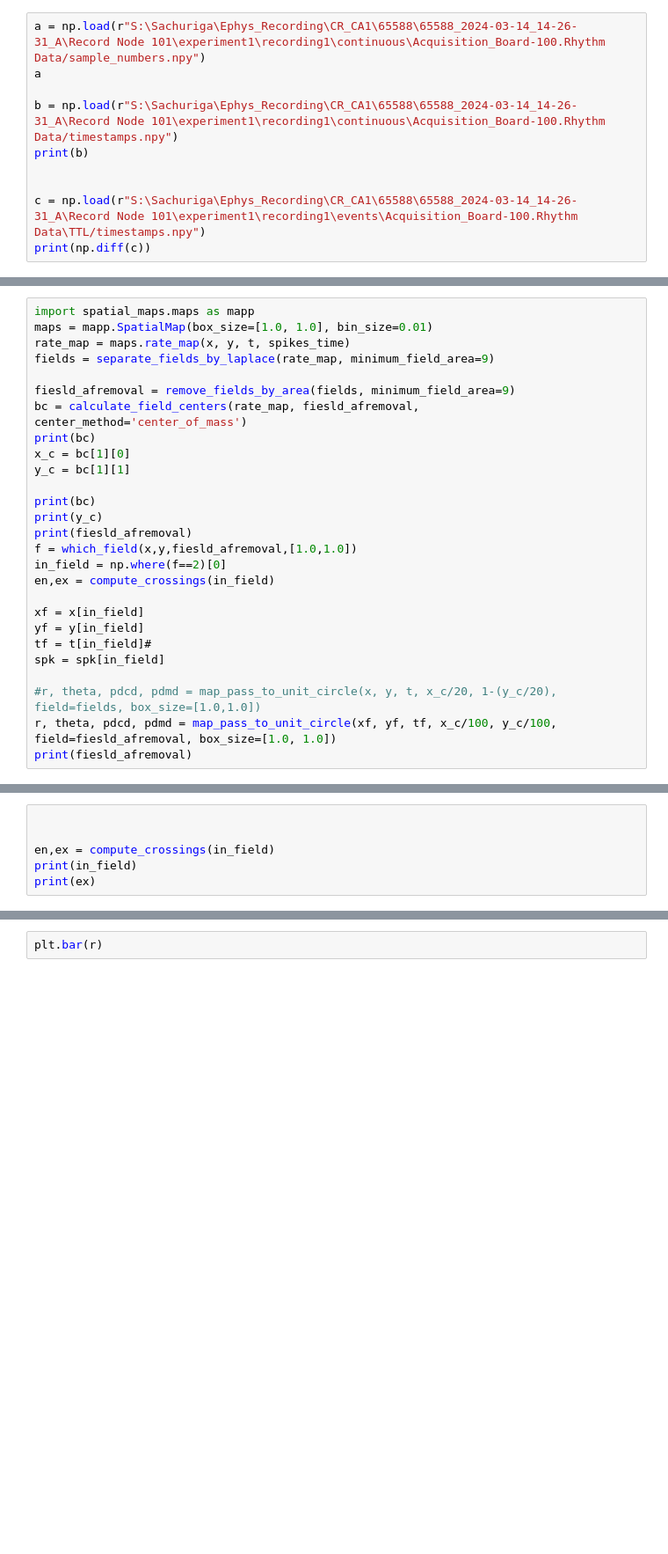
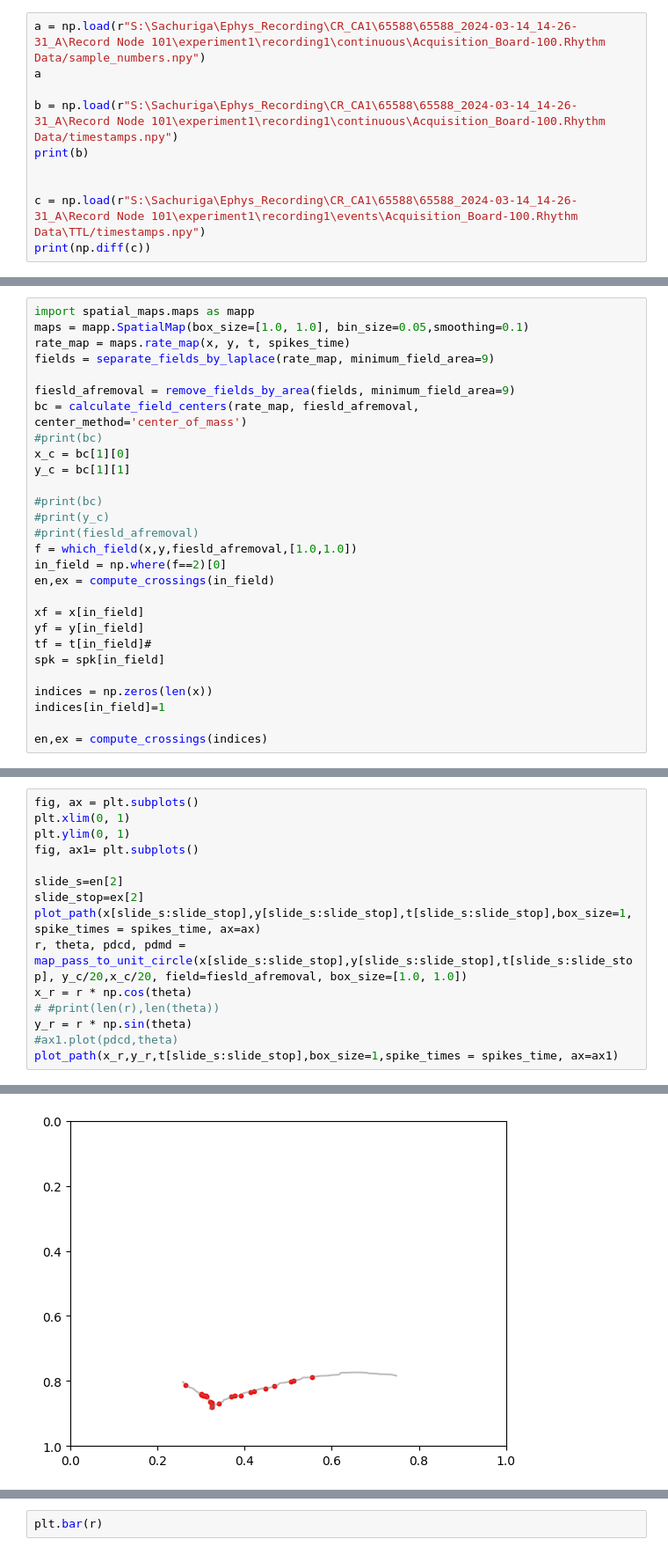
Before and after one commit to Sachuriga/spatial-maps, a Jupyter notebook: examples/test_plot.ipynb, the cells around one changed output, grey strips where cells are left out. Shown at 88% size. Drawn from its saved outputs; the diff is of its cells as text; blank space fills up the shorter version.

```diff
--- a/examples/test_plot.ipynb
+++ b/examples/test_plot.ipynb
@@ -129,19 +87,19 @@ bins zie[0.   0.01 0.02 0.03 0.04 0.05 0.06 0.07 0.08 0.09 0.1  0.11 0.12 0.13
 <Figure size 600x600 with 0 Axes>
 # %%
 import spatial_maps.maps as mapp
-maps = mapp.SpatialMap(box_size=[1.0, 1.0], bin_size=0.01)
+maps = mapp.SpatialMap(box_size=[1.0, 1.0], bin_size=0.05,smoothing=0.1)
 rate_map = maps.rate_map(x, y, t, spikes_time)
 fields = separate_fields_by_laplace(rate_map, minimum_field_area=9)
 
 fiesld_afremoval = remove_fields_by_area(fields, minimum_field_area=9)
 bc = calculate_field_centers(rate_map, fiesld_afremoval, center_method='center_of_mass')
-print(bc)
+#print(bc)
 x_c = bc[1][0]
 y_c = bc[1][1]
 
-print(bc)
-print(y_c)
-print(fiesld_afremoval)
+#print(bc)
+#print(y_c)
+#print(fiesld_afremoval)
 f = which_field(x,y,fiesld_afremoval,[1.0,1.0])
 in_field = np.where(f==2)[0]
 en,ex = compute_crossings(in_field)
@@ -151,8 +109,9 @@ yf = y[in_field]
 tf = t[in_field]#
 spk = spk[in_field]
 
-#r, theta, pdcd, pdmd = map_pass_to_unit_circle(x, y, t, x_c/20, 1-(y_c/20), field=fields, box_size=[1.0,1.0])
-r, theta, pdcd, pdmd = map_pass_to_unit_circle(xf, yf, tf, x_c/100, y_c/100, field=fiesld_afremoval, box_size=[1.0, 1.0])
-print(fiesld_afremoval)
+indices = np.zeros(len(x))
+indices[in_field]=1
+
+en,ex = compute_crossings(indices)
 # %% [output]
 [1.0, 1.0]
@@ -200,6 +134,16 @@ print(ex)
-# %%
-
-
-en,ex = compute_crossings(in_field)
-print(in_field)
-print(ex)
+# %%
+fig, ax = plt.subplots()
+plt.xlim(0, 1)
+plt.ylim(0, 1)
+fig, ax1= plt.subplots()
+
+slide_s=en[2]
+slide_stop=ex[2]
+plot_path(x[slide_s:slide_stop],y[slide_s:slide_stop],t[slide_s:slide_stop],box_size=1,spike_times = spikes_time, ax=ax)
+r, theta, pdcd, pdmd = map_pass_to_unit_circle(x[slide_s:slide_stop],y[slide_s:slide_stop],t[slide_s:slide_stop], y_c/20,x_c/20, field=fiesld_afremoval, box_size=[1.0, 1.0])
+x_r = r * np.cos(theta)
+# #print(len(r),len(theta))
+y_r = r * np.sin(theta)
+#ax1.plot(pdcd,theta)
+plot_path(x_r,y_r,t[slide_s:slide_stop],box_size=1,spike_times = spikes_time, ax=ax1)
+# %% [output]
@@ -205,0 +151 @@ print(ex)
+[figure, added]
```
Also changed, not shown: parts of 13 cells of this notebook, 1 other file.
